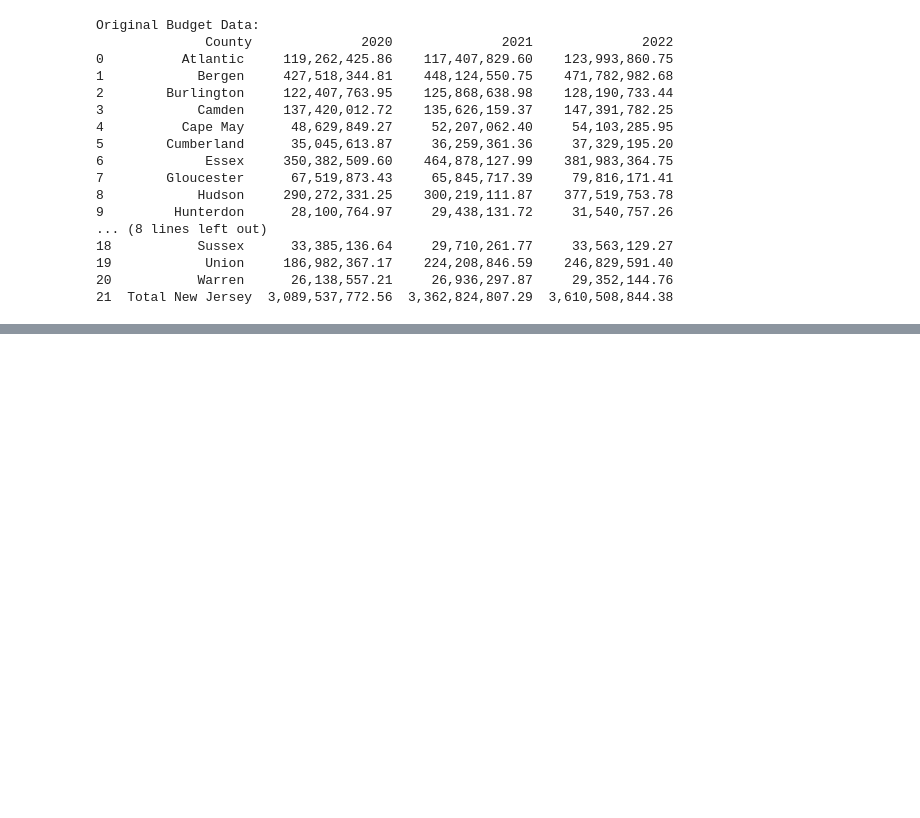
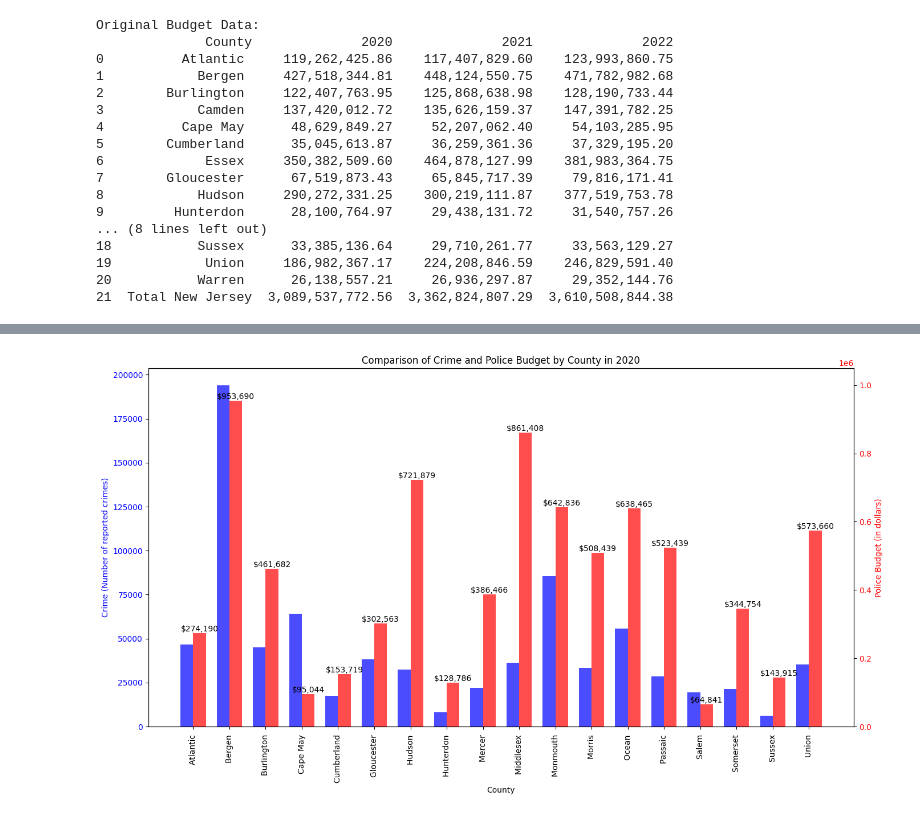
Before and after one commit to erikaguiracocha/Data-Visualization-2025, a Jupyter notebook: PS3erikaguiracocha.ipynb, the cells around one changed output, grey strips where cells are left out. Saved outputs shown, nothing was run; the diff lists cells and outputs as text; code cells hidden in the pictures; blank space fills up the shorter version.

```diff
--- a/PS3erikaguiracocha.ipynb
+++ b/PS3erikaguiracocha.ipynb
@@ -127,0 +196,80 @@ Original Budget Data:
+# %%
+import pandas as pd
+import matplotlib.pyplot as plt
+import numpy as np
+
+# Load crime data
+crime_data = pd.read_csv(url_crime_data, header=1)
+
+# Clean crime data (remove "Total New Jersey" and convert values to numeric)
+crime_data = crime_data[crime_data['County'] != 'Total New Jersey']
+crime_data['2020'] = crime_data['2020'].str.replace(',', '').astype(float)
+
+# Load population data
+url_population_data = 'https://raw.githubusercontent.com/erikaguiracocha/Data-Visualization-2025/refs/heads/main/population%20by%20county%20New%20Jersey.csv'
+population_data = pd.read_csv(url_population_data)
+
+# Clean population data (remove commas and keep only relevant columns)
+population_data = population_data.iloc[1:, [0, -3]]  # Keep only county and 2020 data
+population_data.columns = ['County', '2020']
+
+# Remove commas from the population column and convert to float
+population_data['2020'] = population_data['2020'].str.replace(',', '').astype(float)
+
+# Load police budget data
+url_budget_data = 'https://raw.githubusercontent.com/erikaguiracocha/Data-Visualization-2025/refs/heads/main/police%20budgets%20in%20New%20Jersey.csv'
+budget_data = pd.read_csv(url_budget_data, header=1)
+
+# Clean budget data (remove commas and convert values to numeric)
+budget_data['2020'] = budget_data['2020'].str.replace(',', '').astype(float)
+
+# Merge the three datasets into one DataFrame using the County column
+merged_data = crime_data.merge(population_data, on='County').merge(budget_data, on='County')
+
+# Create figure and axis
+fig, ax1 = plt.subplots(figsize=(14, 8))
+
+# Define bar width
+bar_width = 0.35
+
+# Define the position of the bars on the x-axis
+x = np.arange(len(merged_data))
+
+# Bar chart for crime data (left y-axis, blue color)
+bars_crime = ax1.bar(x - bar_width / 2, merged_data['2020_x'], bar_width, color='blue', label='Crime', alpha=0.7)
+
+# Set labels for the left y-axis
+ax1.set_xlabel('County')
+ax1.set_ylabel('Crime (Number of reported crimes)', color='blue')
+ax1.tick_params(axis='y', labelcolor='blue')
+ax1.set_xticks(x)
+ax1.set_xticklabels(merged_data['County'], rotation=90)
+
+# Create a second y-axis (right side) for the budget data
+ax2 = ax1.twinx()
+
+# Bar chart for police budget data (right y-axis, red color)
+bars_budget = ax2.bar(x + bar_width / 2, merged_data['2020_y'], bar_width, color='red', label='Police Budget', alpha=0.7)
+
+# Set labels for the right y-axis
+ax2.set_ylabel('Police Budget (in dollars)', color='red')
+ax2.tick_params(axis='y', labelcolor='red')
+
+# Set proper range for the right y-axis (budget axis)
+ax2.set_ylim(0, merged_data['2020_y'].max() * 1.1)  # 10% buffer above the maximum budget value
+
+# Add annotations for budget values
+for i, bar in enumerate(bars_budget):
+    yval = bar.get_height()
+    ax2.text(bar.get_x() + bar.get_width() / 2, yval, f'${yval:,.0f}', ha='center', va='bottom', color='black')
+
+# Title and layout adjustments
+plt.title('Comparison of Crime and Police Budget by County in 2020')
+
+# Ensure all the labels and axes are displayed properly
+fig.tight_layout()
+
+# Show the plot
+plt.show()
+# %% [output]
+[figure, added]
```
Also changed, not shown: parts of 21 cells of this notebook.
